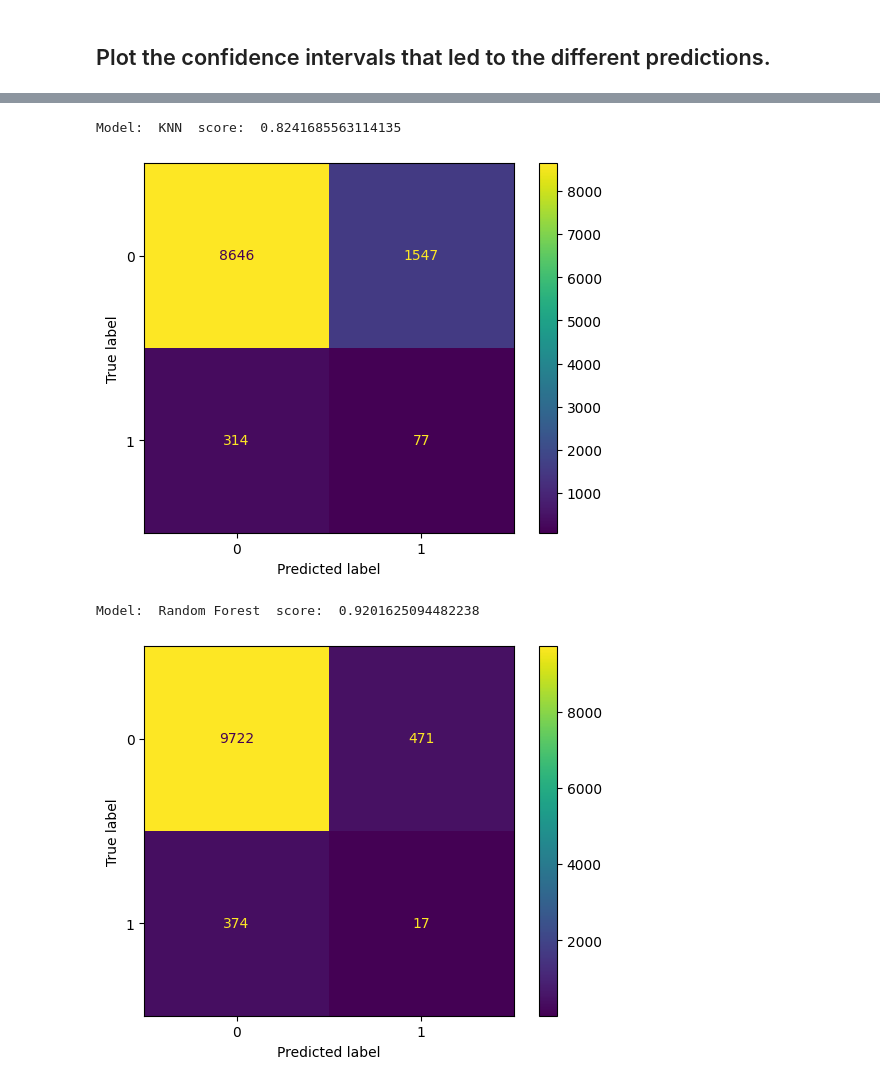
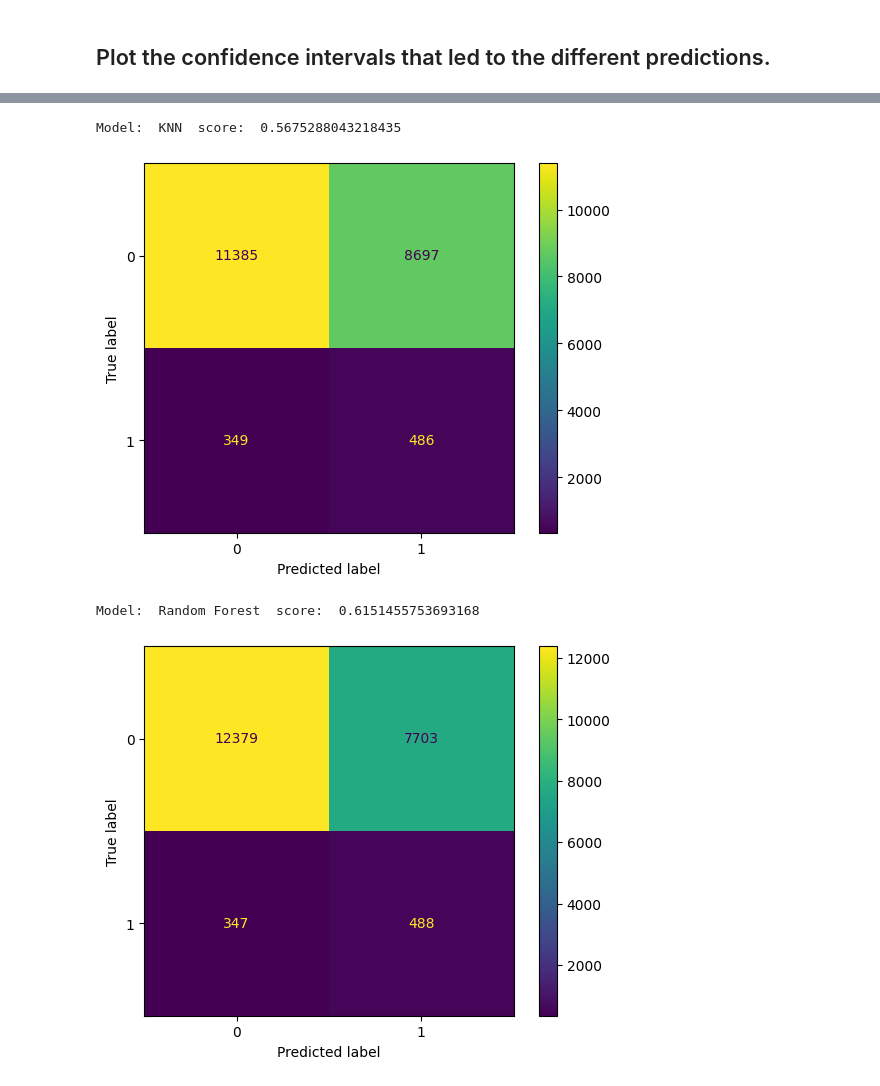
Before and after one commit to wkenned1/codespaces-jupyter, a Jupyter notebook: notebooks/risk-factor-classifier.ipynb, the cells around one changed output, grey strips where cells are left out. Drawn from its saved outputs; the diff is of its cells as text; code cells hidden in the pictures.

```diff
--- a/notebooks/risk-factor-classifier.ipynb
+++ b/notebooks/risk-factor-classifier.ipynb
@@ -47,7 +47,7 @@ positive:  2058  negative:  51394
 - K Nearest Neighbor (3 neighbors): 94%
 - Logistic Regression: 64%
 # %%
-# dataset_columns = features_demographic + features_smoking + features_work_history + features_family_history + features_alcohol + output_column
+dataset_columns = features_demographic + features_smoking + features_work_history + features_family_history + features_alcohol + output_column
 # %% [markdown]
 ### Features: Demographics, Work History, Family History, Alcohol
 
@@ -55,7 +55,7 @@ positive:  2058  negative:  51394
 - KNN (3 neighbors): 93% accuracy
 - Logistic Regression: 59% accuracy
 # %%
-dataset_columns = features_demographic + features_work_history + features_family_history + features_alcohol + output_column
+# dataset_columns = features_demographic + features_work_history + features_family_history + features_alcohol + output_column
 # %% [markdown]
 ## Remove null values and add weight/height field
 # %%
@@ -279,0 +193,10 @@ negative training sample:  10193
+# %%
+# Use predict lung_cancer column
+# X = df[['age', 'weight', 'height', "cigar","cigsmok","pipe","pkyr","smokeage","smokeday","smokelive","smokework","smokeyr","num_screens"]]
+X = df[dataset_columns[:-1]]
+y = df[['lung_cancer']]
+
+# Split training and test sets
+X_train, X_test, y_train, y_test = train_test_split(
+    X, y, test_size=0.4, random_state=42
+)
@@ -395,43 +442,66 @@ plt.show()
 # %%
-clf = KNeighborsClassifier(3)
-clf = make_pipeline(StandardScaler(), clf)
+from imblearn.pipeline import make_pipeline
+from imblearn.under_sampling import RandomUnderSampler
+from imblearn.over_sampling import SMOTE, ADASYN
+from imblearn.under_sampling import ClusterCentroids
+from imblearn.under_sampling import RandomUnderSampler
+from imblearn.under_sampling import NearMiss
+
+m = KNeighborsClassifier(3)
+clf = make_pipeline(
+    RandomUnderSampler(random_state=0),
+    # ClusterCentroids(random_state=0), # good
+    # NearMiss(version=1),
+    # SMOTE(), # good
+    # ADASYN(),
+    m
+)
+# clf = make_pipeline(StandardScaler(), clf)
 clf.fit(normalize(X_train), y_train)
 y_pred = clf.predict(normalize(X_test))
-y_pred_prob = clf.predict_proba(X_test)
+y_pred_prob = clf.predict_proba(normalize(X_test))
 
 score = accuracy_score(y_test, y_pred)
 conf_matrix = confusion_matrix(y_test, y_pred)
 disp = ConfusionMatrixDisplay(confusion_matrix=conf_matrix, display_labels=clf.classes_)
 disp.plot()
 print("Model: ", "KNN", " score: ", score)
 
 # # Fit logistic regression model
 # model2 = KNeighborsClassifier(3)
 # model2.fit(X_train, y_train)
 
 # # Get confidence intervals for each prediction
 # y_pred_prob = model2.predict_proba(X_test)
 # # Get predicted values
 # y_pred = model2.predict(normalize(X_test))
 
 # # Get prediction accuracy
 # score = accuracy_score(y_test, y_pred)
 # # Get breakdown of false/true positives and false/true negatives
 # conf_matrix = confusion_matrix(y_test, y_pred)
 
 # # Display results
 # disp = ConfusionMatrixDisplay(confusion_matrix=conf_matrix, display_labels=clf.classes_)
 # disp.plot()
 # print("Model: ", "KNN", " score: ", score)
 # %% [output]
-Model:  KNN  score:  0.8241685563114135
+Model:  KNN  score:  0.5675288043218435
-[figure, old version]
+[figure, new version]
 # %%
-clf = m = RandomForestClassifier()
-clf = make_pipeline(StandardScaler(), clf)
+m = RandomForestClassifier()
+clf = make_pipeline(
+    RandomUnderSampler(random_state=0),
+    # ClusterCentroids(random_state=0), # good
+    # NearMiss(version=1),
+    # SMOTE(), # good
+    # ADASYN(),
+    m
+)
+# clf = make_pipeline(StandardScaler(), clf)
 clf.fit(normalize(X_train), y_train)
 y_pred = clf.predict(normalize(X_test))
-y_pred_prob = clf.predict_proba(X_test)
+y_pred_prob = clf.predict_proba(normalize(X_test))
 
 score = accuracy_score(y_test, y_pred)
 conf_matrix = confusion_matrix(y_test, y_pred)
@@ -439,8 +509,8 @@ disp = ConfusionMatrixDisplay(confusion_matrix=conf_matrix, display_labels=clf.c
 disp.plot()
 print("Model: ", "Random Forest", " score: ", score)
 # %% [output]
-Model:  Random Forest  score:  0.9201625094482238
+Model:  Random Forest  score:  0.6151455753693168
-[figure, old version]
+[figure, new version]
 # %%
 # Create lists of feature names and coefficients
 column_labels = X_train.columns.tolist()
```
Also changed, not shown: parts of 16 cells of this notebook.
